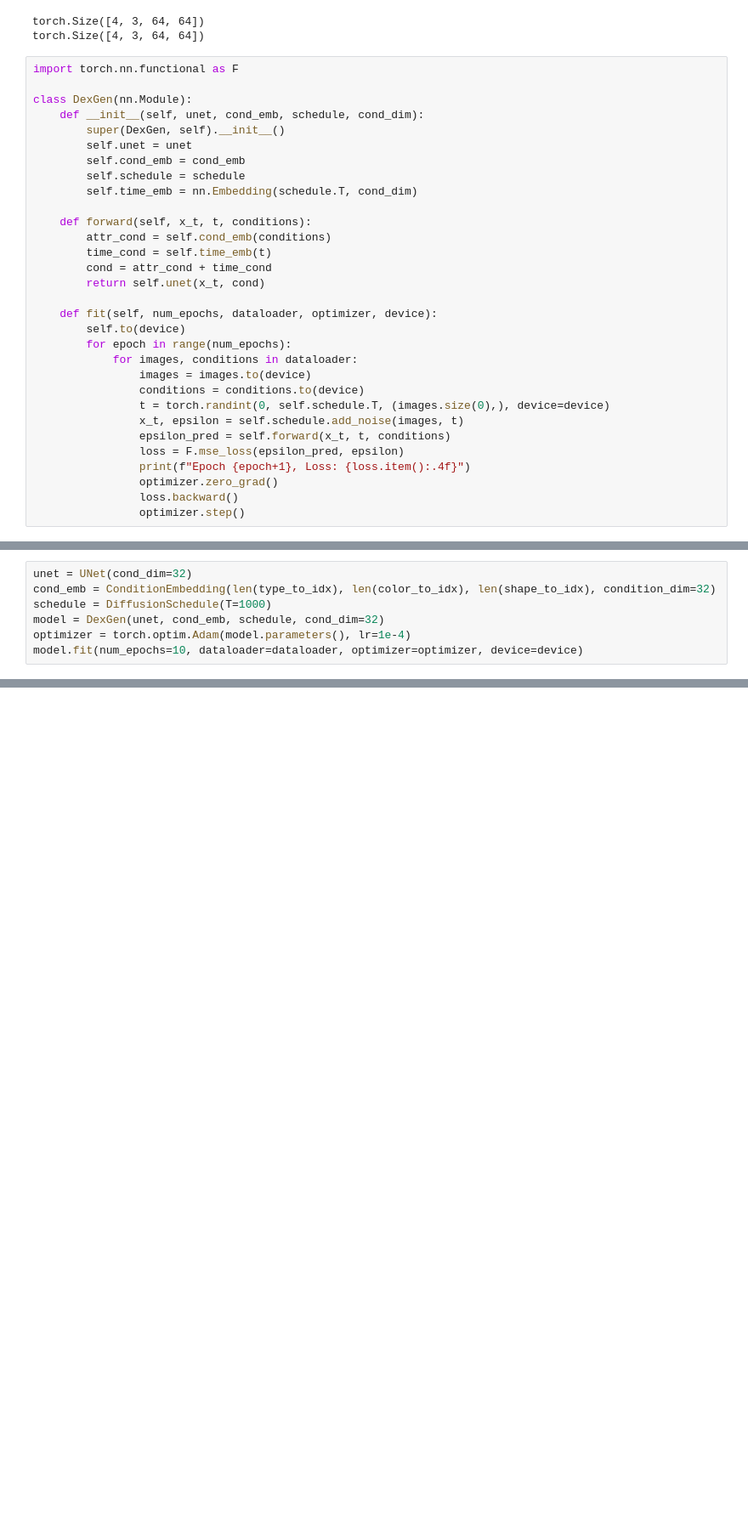
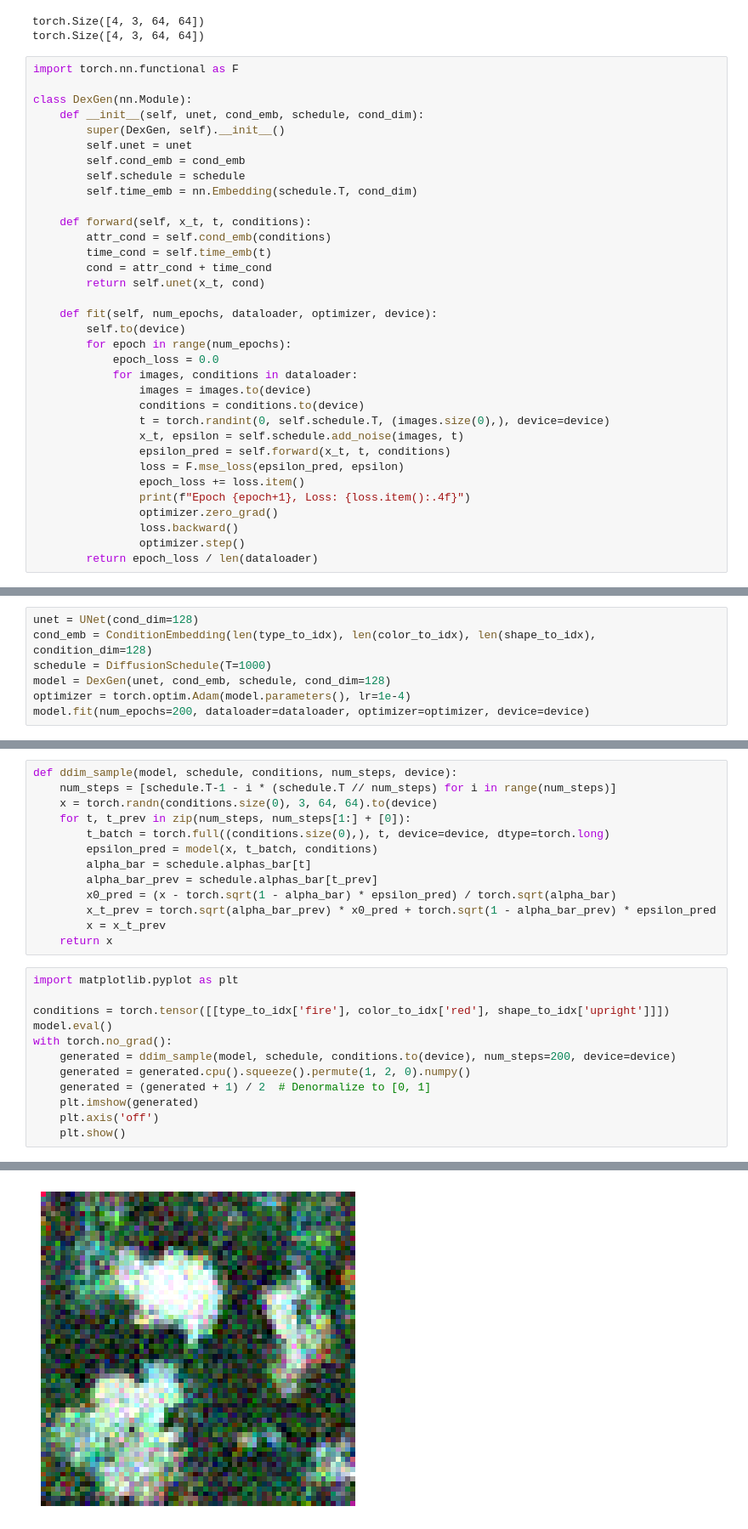
Before and after one commit to wayneyu-kellogg/dexgen, a Jupyter notebook: model_training.ipynb, the cells around one changed output, grey strips where cells are left out. Shown at 85% size. Cells and saved outputs as stored; diff of their text form; blank space fills up the shorter version.

```diff
--- a/model_training.ipynb
+++ b/model_training.ipynb
@@ -259,6 +259,7 @@ class DexGen(nn.Module):
     def fit(self, num_epochs, dataloader, optimizer, device):
         self.to(device)
         for epoch in range(num_epochs):
+            epoch_loss = 0.0
             for images, conditions in dataloader:
                 images = images.to(device)
                 conditions = conditions.to(device)
@@ -266,7 +267,9 @@ class DexGen(nn.Module):
                 x_t, epsilon = self.schedule.add_noise(images, t)
                 epsilon_pred = self.forward(x_t, t, conditions)
                 loss = F.mse_loss(epsilon_pred, epsilon)
+                epoch_loss += loss.item()
                 print(f"Epoch {epoch+1}, Loss: {loss.item():.4f}")
                 optimizer.zero_grad()
                 loss.backward()
                 optimizer.step()
+        return epoch_loss / len(dataloader)
@@ -273,8 +306,8 @@ class DexGen(nn.Module):
 # %%
-unet = UNet(cond_dim=32)
-cond_emb = ConditionEmbedding(len(type_to_idx), len(color_to_idx), len(shape_to_idx), condition_dim=32)
+unet = UNet(cond_dim=128)
+cond_emb = ConditionEmbedding(len(type_to_idx), len(color_to_idx), len(shape_to_idx), condition_dim=128)
 schedule = DiffusionSchedule(T=1000)
-model = DexGen(unet, cond_emb, schedule, cond_dim=32)
+model = DexGen(unet, cond_emb, schedule, cond_dim=128)
 optimizer = torch.optim.Adam(model.parameters(), lr=1e-4)
-model.fit(num_epochs=10, dataloader=dataloader, optimizer=optimizer, device=device)
+model.fit(num_epochs=200, dataloader=dataloader, optimizer=optimizer, device=device)
 # %% [output]
@@ -281,0 +332,26 @@ TypeError: DexGen.__init__() missing 1 required positional argument: 'cond_dim'
+# %%
+def ddim_sample(model, schedule, conditions, num_steps, device):
+    num_steps = [schedule.T-1 - i * (schedule.T // num_steps) for i in range(num_steps)]
+    x = torch.randn(conditions.size(0), 3, 64, 64).to(device)
+    for t, t_prev in zip(num_steps, num_steps[1:] + [0]):
+        t_batch = torch.full((conditions.size(0),), t, device=device, dtype=torch.long)
+        epsilon_pred = model(x, t_batch, conditions)
+        alpha_bar = schedule.alphas_bar[t]
+        alpha_bar_prev = schedule.alphas_bar[t_prev]
+        x0_pred = (x - torch.sqrt(1 - alpha_bar) * epsilon_pred) / torch.sqrt(alpha_bar)
+        x_t_prev = torch.sqrt(alpha_bar_prev) * x0_pred + torch.sqrt(1 - alpha_bar_prev) * epsilon_pred
+        x = x_t_prev
+    return x
+# %%
+import matplotlib.pyplot as plt
+
+conditions = torch.tensor([[type_to_idx['fire'], color_to_idx['red'], shape_to_idx['upright']]])
+model.eval()
+with torch.no_grad():
+    generated = ddim_sample(model, schedule, conditions.to(device), num_steps=200, device=device)
+    generated = generated.cpu().squeeze().permute(1, 2, 0).numpy()
+    generated = (generated + 1) / 2  # Denormalize to [0, 1]
+    plt.imshow(generated)
+    plt.axis('off')
+    plt.show()
+# %% [output]
@@ -281,0 +359 @@ TypeError: DexGen.__init__() missing 1 required positional argument: 'cond_dim'
+[figure, added]
```
Also changed, not shown: parts of 3 cells of this notebook, 1 other file.
